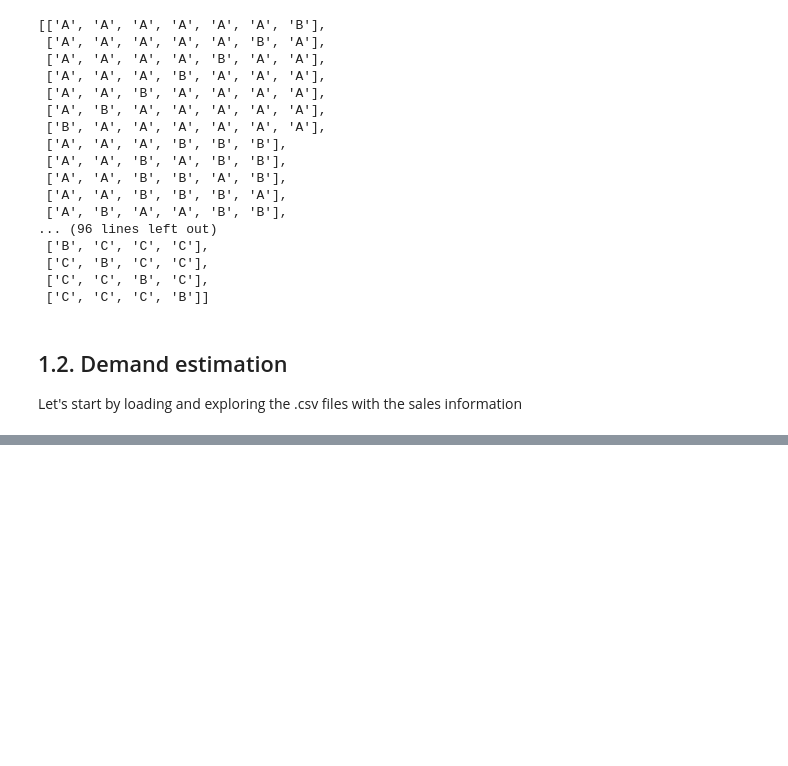
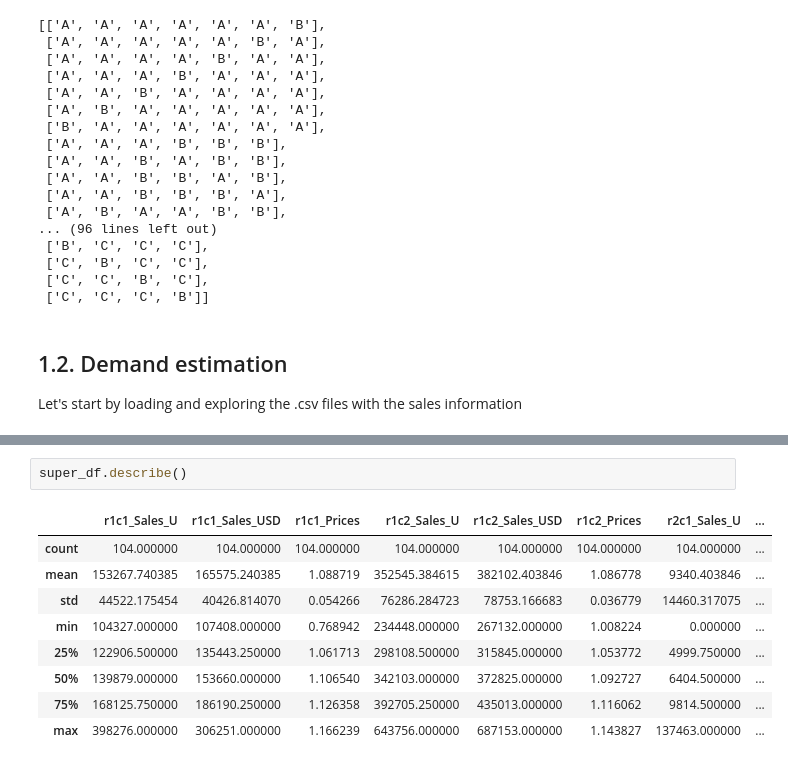
Before and after one commit to juanmelafias/exercises, a Jupyter notebook: challenge.ipynb, the cells around one changed output, grey strips where cells are left out. Drawn from its saved outputs; the diff is of its cells as text; blank space fills up the shorter version.

```diff
--- a/challenge.ipynb
+++ b/challenge.ipynb
@@ -143,0 +235,12 @@ r1c1 =  pd.read_csv('region')
+# %%
+super_df.describe()
+# %% [output]
+|  | r1c1_Sales_U | r1c1_Sales_USD | r1c1_Prices | r1c2_Sales_U | r1c2_Sales_USD | r1c2_Prices | r2c1_Sales_U | ... |
+| count | 104.000000 | 104.000000 | 104.000000 | 104.000000 | 104.000000 | 104.000000 | 104.000000 | ... |
+| mean | 153267.740385 | 165575.240385 | 1.088719 | 352545.384615 | 382102.403846 | 1.086778 | 9340.403846 | ... |
+| std | 44522.175454 | 40426.814070 | 0.054266 | 76286.284723 | 78753.166683 | 0.036779 | 14460.317075 | ... |
+| min | 104327.000000 | 107408.000000 | 0.768942 | 234448.000000 | 267132.000000 | 1.008224 | 0.000000 | ... |
+| 25% | 122906.500000 | 135443.250000 | 1.061713 | 298108.500000 | 315845.000000 | 1.053772 | 4999.750000 | ... |
+| 50% | 139879.000000 | 153660.000000 | 1.106540 | 342103.000000 | 372825.000000 | 1.092727 | 6404.500000 | ... |
+| 75% | 168125.750000 | 186190.250000 | 1.126358 | 392705.250000 | 435013.000000 | 1.116062 | 9814.500000 | ... |
+| max | 398276.000000 | 306251.000000 | 1.166239 | 643756.000000 | 687153.000000 | 1.143827 | 137463.000000 | ... |
```
Also changed, not shown: parts of 41 cells of this notebook.
